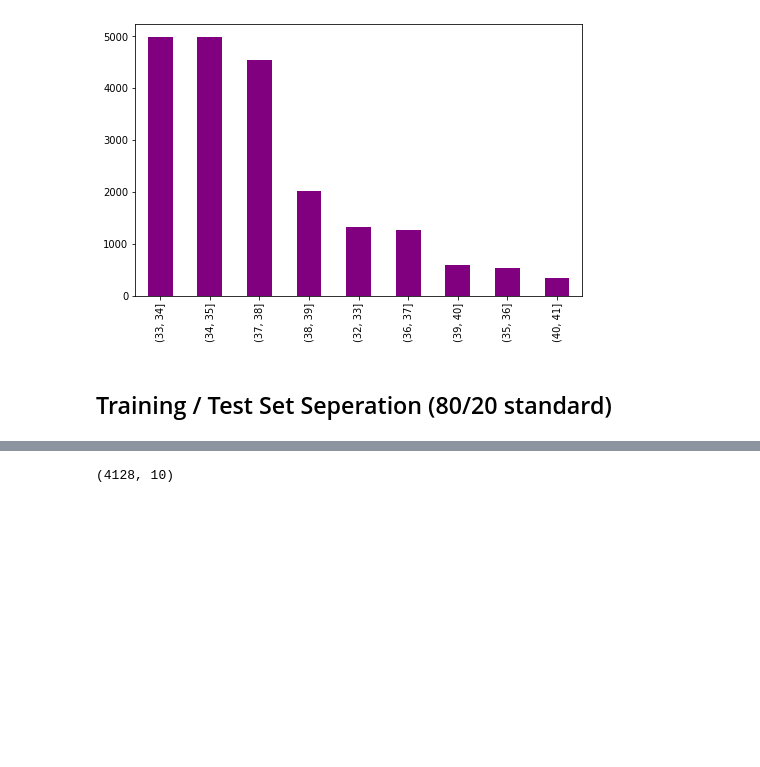
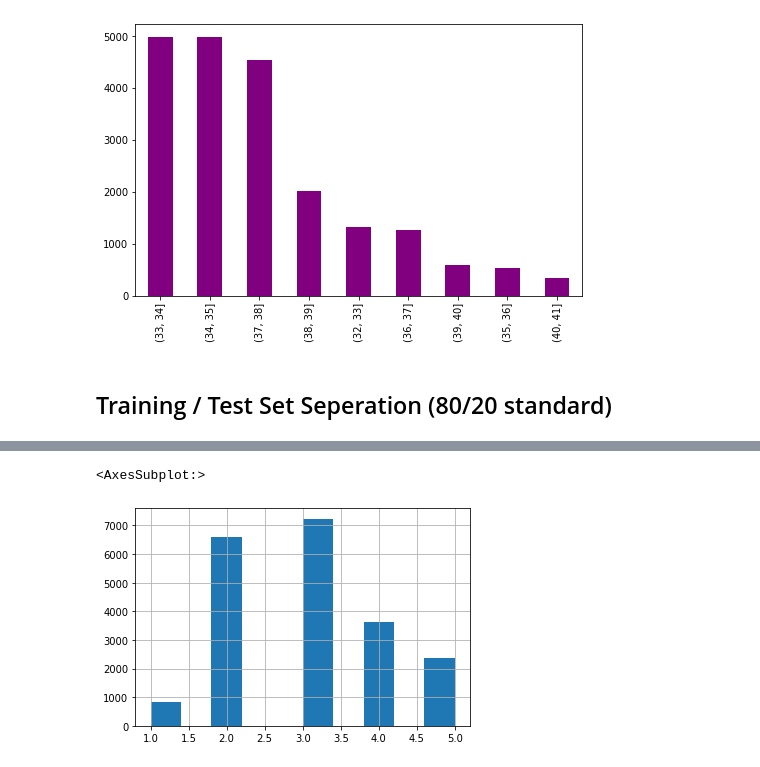
Before and after one commit to brandon-debruyn/project_machine_learning, a Jupyter notebook: california_housing_prices_1990/main.ipynb, the cells around one changed output, grey strips where cells are left out. Drawn from its saved outputs; the diff is of its cells as text; code cells hidden in the pictures; blank space fills up the shorter version.

Commit message:
stratified random sampling approach to objective

```diff
--- a/california_housing_prices_1990/main.ipynb
+++ b/california_housing_prices_1990/main.ipynb
@@ -145,6 +145,12 @@ property_distr_cat.value_counts().plot.bar(color="purple", figsize=(8,5))
 # %% [markdown]
 ## Training / Test Set Seperation (80/20 standard)
 # %%
+'''
+Set seperation based on random sampling -> even though better option for sampling, using stratified sampling for median housing prices objective.
+
 train_set, test_set = train_set, test_set = train_test_split(housing_data, test_size=0.2, random_state=42) # seed val (42)
 train_set.head(5)
+'''
+housing_data["income_cat"] = pd.cut(housing_data["median_income"], bins=[0., 1.5, 3.0, 4.5, 6., np.inf], labels=[1, 2, 3, 4, 5])
+housing_data["income_cat"].hist()
 # %% [output]
@@ -157,5 +157,10 @@ train_set.head(5)
+<AxesSubplot:>
+[figure, added]
 # %%
-train_set.shape # (16512, 10)
-test_set.shape # (4128, 10)
+
+from sklearn.model_selection import StratifiedShuffleSplit
+
+split = StratifiedShuffleSplit(n_splits=1, test_size=0.2, random_state=42) # create train/test set, at 80/20 standard with a seed val of 42
+for train_index, test_index in split.split(housing_data, housing_data["income_cat"]):
+    train_set = housing_data.loc[train_index]
+    test_set = housing_data.loc[test_index]
-# %% [output]
-(4128, 10)
```
Also changed, not shown: parts of 1 cell of this notebook.
